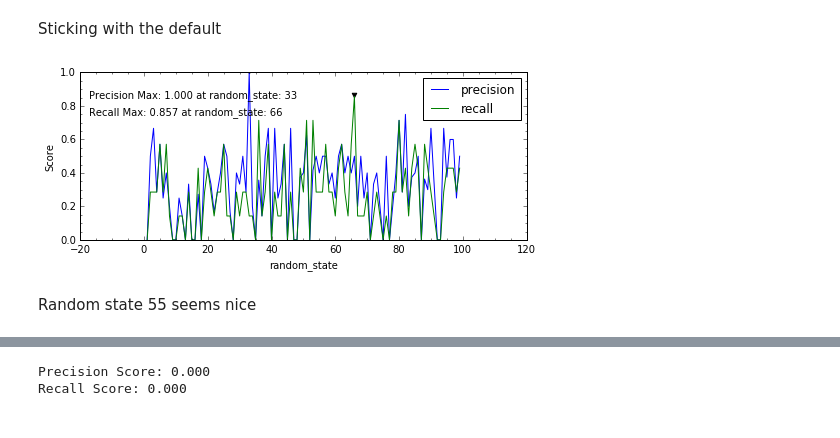
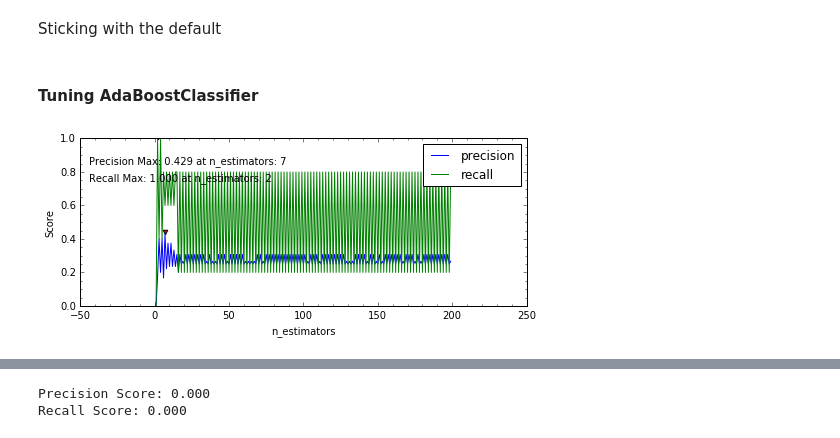
Before and after one commit to nhuntwalker/udacity_projects, a Jupyter notebook: project5/Project 5 Worksheet.ipynb, the cells around one changed output, grey strips where cells are left out. Cells and saved outputs as stored; diff of their text form; code cells hidden in the pictures.

```diff
--- a/project5/Project 5 Worksheet.ipynb
+++ b/project5/Project 5 Worksheet.ipynb
@@ -672,7 +708,7 @@ prec = np.zeros(len(depths))
 rec = np.zeros(len(depths))
 
 for ii in range(len(depths)):
-    clf = DecisionTreeClassifier(splitter="random", max_features=3,
+    clf = DecisionTreeClassifier(splitter="random", max_features=4,
                                  max_depth=depths[ii], random_state=5,
                                 criterion="entropy")
     clf.fit(x_train, y_train)
@@ -691,8 +727,8 @@ prec = np.zeros(len(min_samples))
 rec = np.zeros(len(min_samples))
 
 for ii in range(len(min_samples)):
-    clf = DecisionTreeClassifier(splitter="random", max_features=3,
-                                 max_depth=10, random_state=5,
+    clf = DecisionTreeClassifier(splitter="random", max_features=4,
+                                 max_depth=20, random_state=5,
                                  criterion="entropy",
                                  min_samples_split=min_samples[ii])
     clf.fit(x_train, y_train)
@@ -711,9 +747,9 @@ prec = np.zeros(len(min_samples))
 rec = np.zeros(len(min_samples))
 
 for ii in range(len(min_samples)):
-    clf = DecisionTreeClassifier(splitter="random", max_features=3,
-                                 max_depth=10, random_state=5,
-                                 criterion="entropy",
+    clf = DecisionTreeClassifier(splitter="random", max_features=4,
+                                 max_depth=20, random_state=5,
+                                 criterion="entropy", min_samples_split=5,
                                  min_samples_leaf=min_samples[ii])
     clf.fit(x_train, y_train)
     pred = clf.predict(x_test)
@@ -728,20 +768,17 @@ Sticking with the default
+# %% [markdown]
+#### Tuning AdaBoostClassifier
 # %%
-#I shouldn't fuss with the random state right? Who cares.
-rand = np.arange(1, 100)
-prec = np.zeros(len(rand))
-rec = np.zeros(len(rand))
+n_estimators = np.arange(1, 200)
+prec = np.zeros(len(n_estimators))
+rec = np.zeros(len(n_estimators))
 
-for ii in range(len(rand)):
-    clf = DecisionTreeClassifier(splitter="random", max_features=3,
-                                 max_depth=10, random_state=rand[ii],
-                                 criterion="entropy")
+for ii in range(len(n_estimators)):
+    clf = AdaBoostClassifier(n_estimators=n_estimators[ii], learning_rate=2.2)
     clf.fit(x_train, y_train)
     pred = clf.predict(x_test)
     prec[ii] = precision_score(y_test, pred, average="binary")
     rec[ii] = recall_score(y_test, pred, average="binary")
 # %%
-plot_precision_recall_param(prec, rec, rand, "random_state")
+plot_precision_recall_param(prec, rec, n_estimators, "n_estimators")
 # %% [output]
-[figure, old version]
+[figure, new version]
-# %% [markdown]
-Random state 55 seems nice
```
Also changed, not shown: parts of 122 cells of this notebook, 8 other files.
